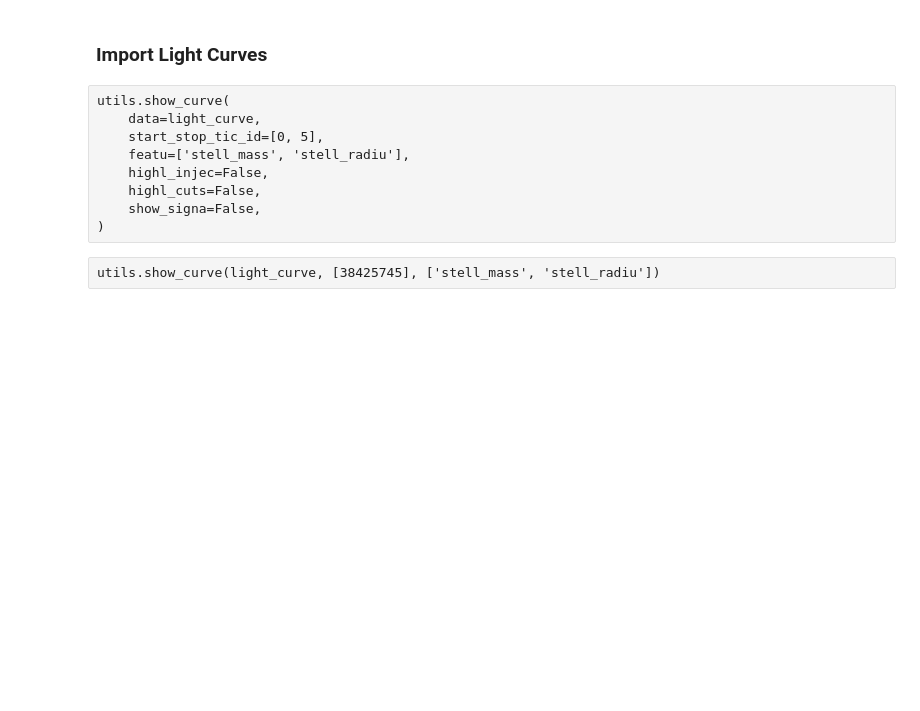
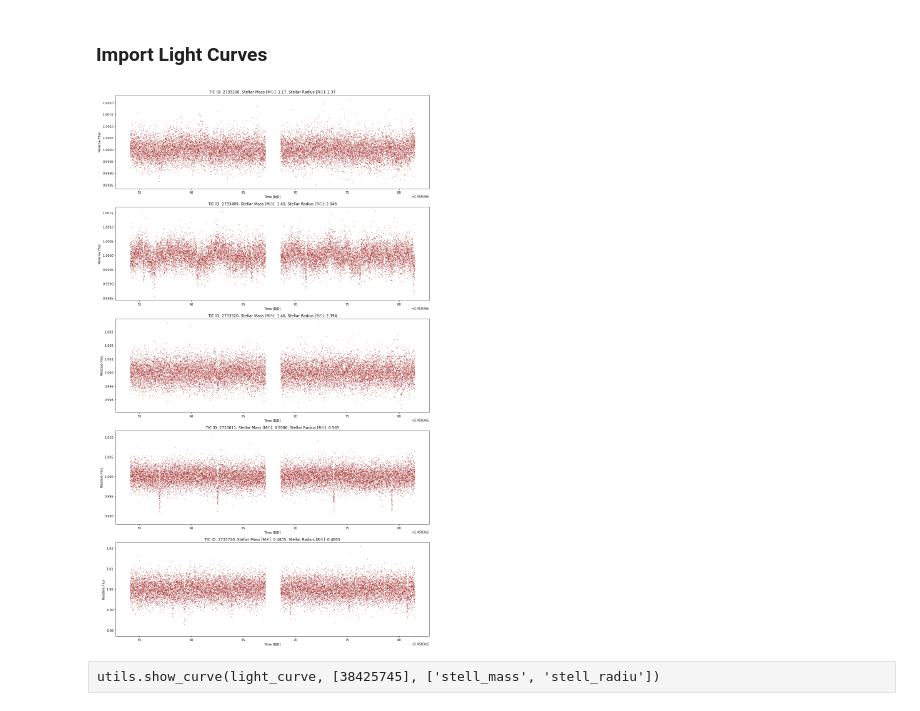
Before and after one commit to rfradkin/Exomoon_Detection, a Jupyter notebook: prepr/injec_pipel.ipynb, the cells around one changed output. Cells and saved outputs as stored; diff of their text form; code cells hidden in the pictures; blank space fills up the shorter version.

```diff
--- a/prepr/injec_pipel.ipynb
+++ b/prepr/injec_pipel.ipynb
@@ -160,12 +160,3 @@ if numbe_of_curve:
     compl_set = '-parti'
 # %%
 light_curve = utils.retur_fits_data(files, infor, f'{raw_tess_path}')
-# %% [raw]
-utils.show_curve(
-    data=light_curve,
-    start_stop_tic_id=[0, 5],
-    featu=['stell_mass', 'stell_radiu'],
-    highl_injec=False,
-    highl_cuts=False,
-    show_signa=False,
-)
@@ -172,3 +165,14 @@ utils.show_curve(
+# %%
+utils.show_curve(
+    data=light_curve,
+    start_stop_tic_id=[0, 5],
+    featu=['stell_mass', 'stell_radiu'],
+    highl_injec=False,
+    highl_cuts=False,
+    show_signa=False
+)
+# %% [output]
+[figure, added]
 # %% [raw]
 utils.show_curve(light_curve, [38425745], ['stell_mass', 'stell_radiu'])
 # %% [raw]
```
Also changed, not shown: parts of 2 cells of this notebook, 4 other files.
